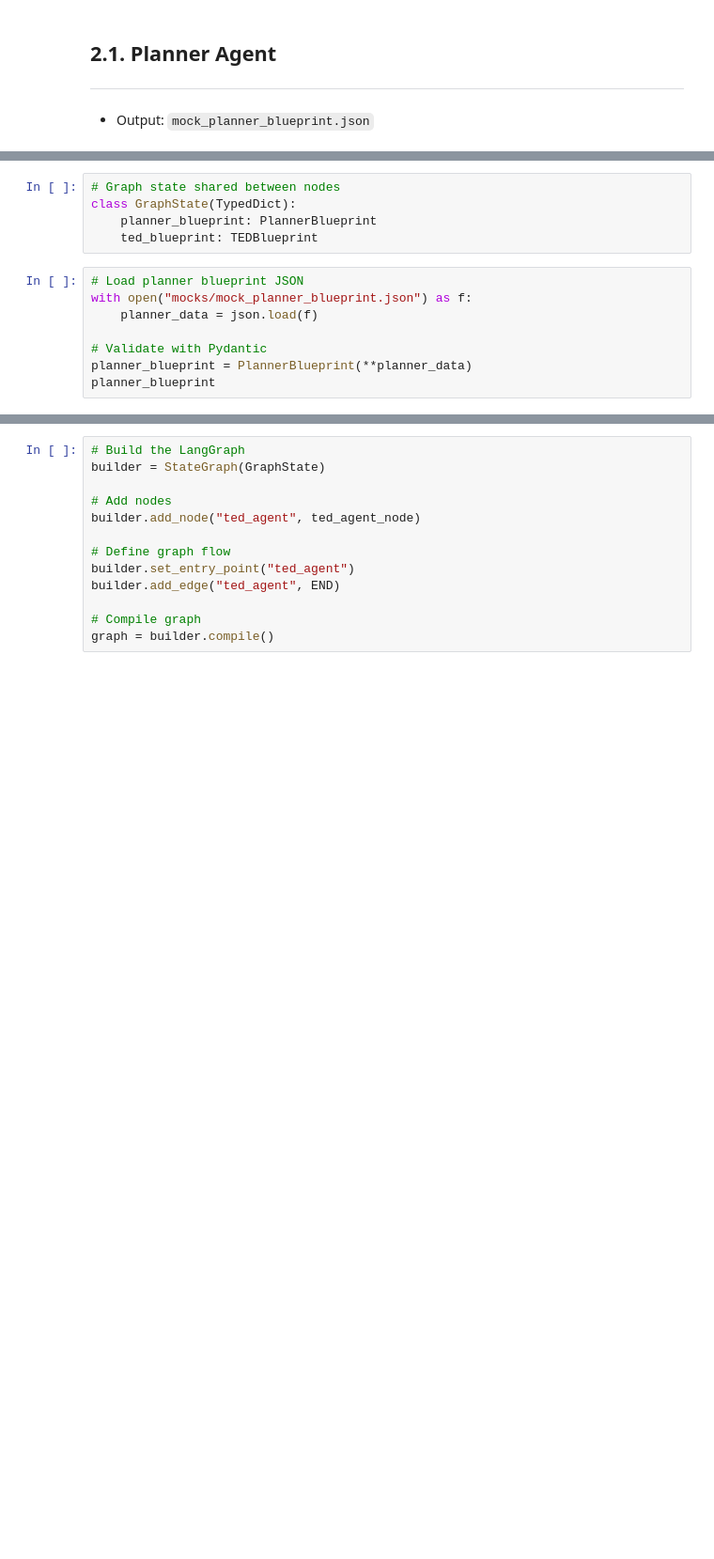
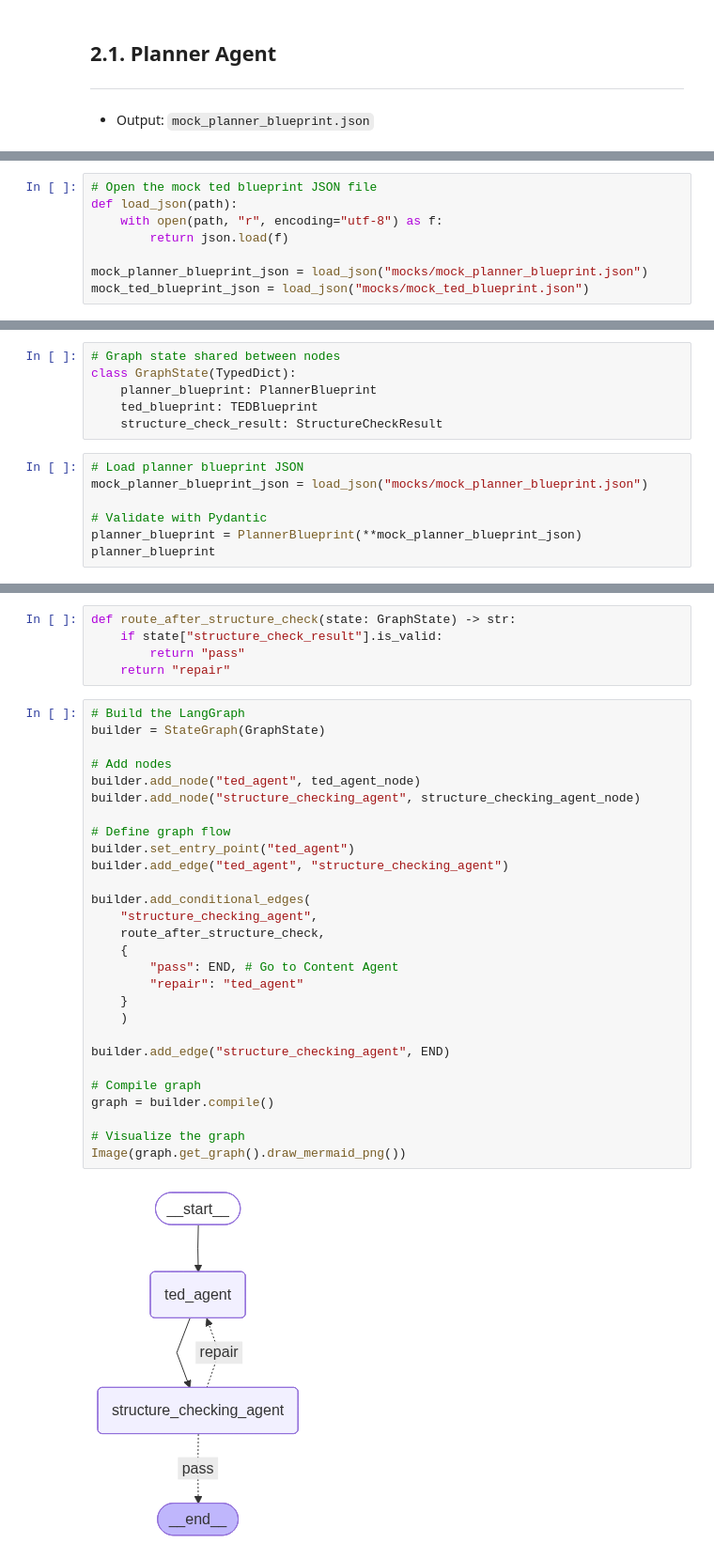
Before and after one commit to BrannonOh/CS614_GroupProject, a Jupyter notebook: Brannon_File.ipynb, the cells around one changed output, grey strips where cells are left out. Shown at 94% size. Saved outputs shown, nothing was run; the diff lists cells and outputs as text; blank space fills up the shorter version.

Commit message:
Code for structure checking agent

```diff
--- a/Brannon_File.ipynb
+++ b/Brannon_File.ipynb
@@ -324,0 +291,8 @@ It should not rewrite content. It is to act like a schema + coherence + complete
+# %%
+# Open the mock ted blueprint JSON file
+def load_json(path):
+    with open(path, "r", encoding="utf-8") as f:
+        return json.load(f)
+
+mock_planner_blueprint_json = load_json("mocks/mock_planner_blueprint.json")
+mock_ted_blueprint_json = load_json("mocks/mock_ted_blueprint.json")
@@ -336,12 +493,12 @@ ted_llm = llm.with_structured_output(TEDAgentOutput)
 class GraphState(TypedDict):
     planner_blueprint: PlannerBlueprint
     ted_blueprint: TEDBlueprint
+    structure_check_result: StructureCheckResult
 # %%
 # Load planner blueprint JSON
-with open("mocks/mock_planner_blueprint.json") as f:
-    planner_data = json.load(f)
+mock_planner_blueprint_json = load_json("mocks/mock_planner_blueprint.json")
 
 # Validate with Pydantic
-planner_blueprint = PlannerBlueprint(**planner_data)
+planner_blueprint = PlannerBlueprint(**mock_planner_blueprint_json)
 planner_blueprint
 # %% [output]
@@ -452,16 +675,38 @@ Return only valid JSON matching TEDAgentOutput.
+# %%
+def route_after_structure_check(state: GraphState) -> str:
+    if state["structure_check_result"].is_valid:
+        return "pass"
+    return "repair"
 # %%
 # Build the LangGraph
 builder = StateGraph(GraphState)
 
 # Add nodes
 builder.add_node("ted_agent", ted_agent_node)
+builder.add_node("structure_checking_agent", structure_checking_agent_node)
 
 # Define graph flow
 builder.set_entry_point("ted_agent")
-builder.add_edge("ted_agent", END)
+builder.add_edge("ted_agent", "structure_checking_agent")
+
+builder.add_conditional_edges(
+    "structure_checking_agent",
+    route_after_structure_check,
+    {
+        "pass": END, # Go to Content Agent
+        "repair": "ted_agent"
+    }
+    )
+
+builder.add_edge("structure_checking_agent", END)
 
 # Compile graph
 graph = builder.compile()
+
+# Visualize the graph
+Image(graph.get_graph().draw_mermaid_png())
+# %% [output]
+[figure, added]
 # %%
 # Run the graph
 initial_state = {
```
Also changed, not shown: parts of 37 cells of this notebook.
